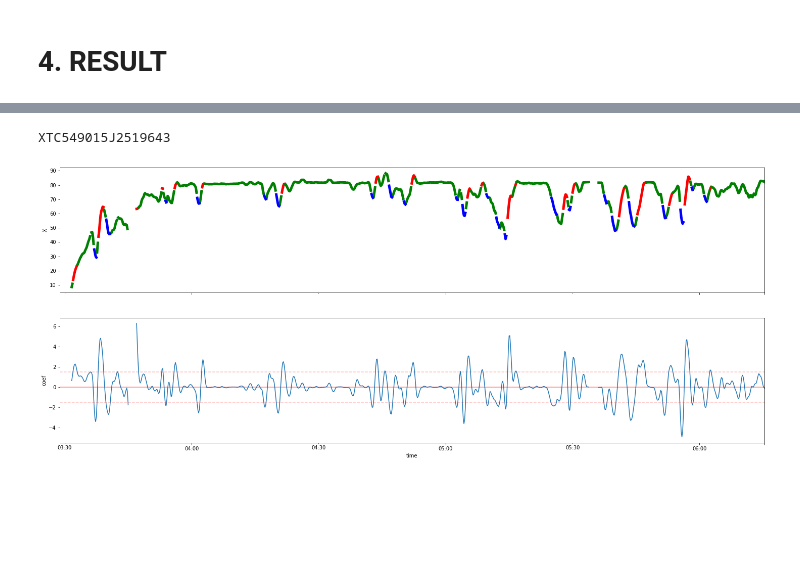
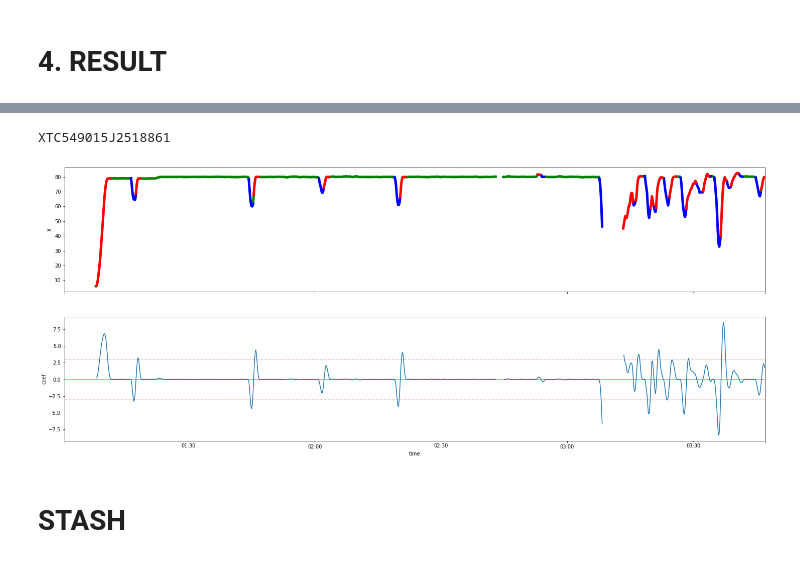
Before and after one commit to Nazar96/truck_analyis, a Jupyter notebook: notebooks/SPEED_SEGMENTATION.ipynb, the cells around one changed output, grey strips where cells are left out. Cells and saved outputs as stored; diff of their text form; code cells hidden in the pictures; blank space fills up the shorter version.

```diff
--- a/notebooks/SPEED_SEGMENTATION.ipynb
+++ b/notebooks/SPEED_SEGMENTATION.ipynb
@@ -121,7 +131,9 @@ vin_list = df['car_vin'].unique()
 # %%
 rand_vin = np.random.choice(vin_list)
 print(rand_vin)
-plot_TSTrendEstimation(res.loc['XTC549015J2519643'].head(1_000))
+plot_TSTrendEstimation(res.loc[rand_vin].head(1_000), max_coef=3, min_coef=-3, n_lags=2)
 # %% [output]
-XTC549015J2519643
+XTC549015J2518861
-[figure, old version]
+[figure, new version]
+# %% [markdown]
+# STASH
```
Also changed, not shown: parts of 7 cells of this notebook, 3 other files.
